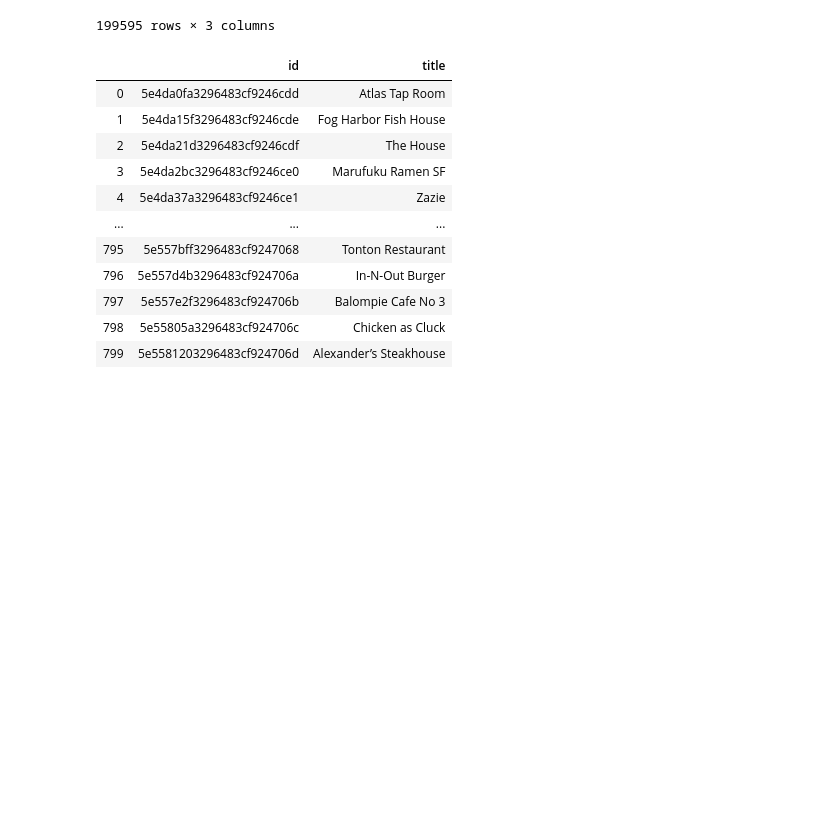
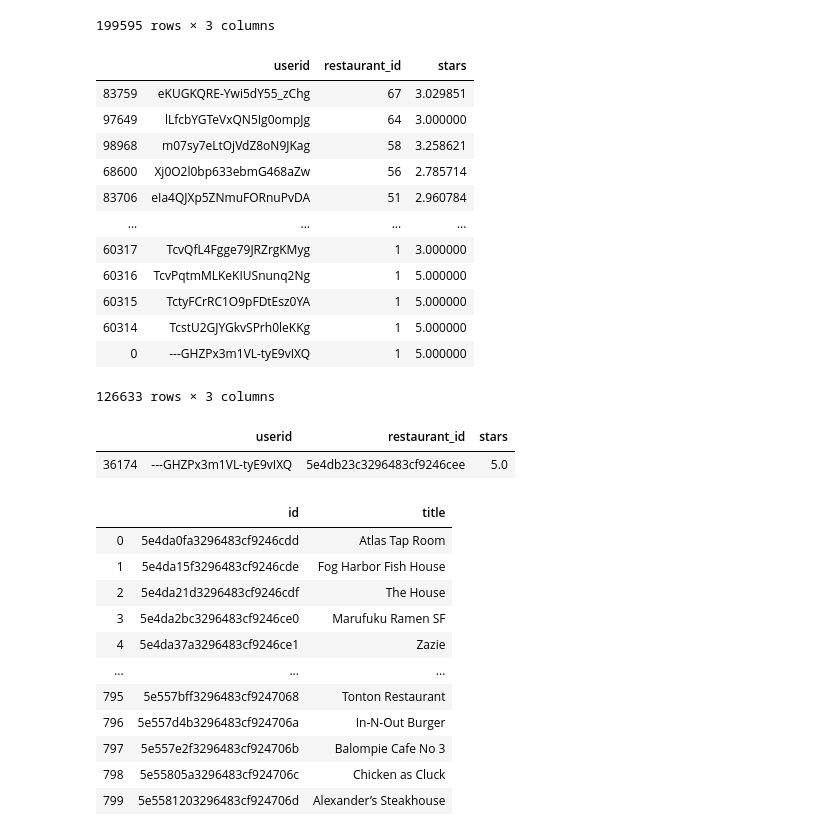
Before and after one commit to yueweng/restaurant-recommender, a Jupyter notebook: recommendation_content_based.ipynb, the cells around one changed output. Cells and saved outputs as stored; diff of their text form; code cells hidden in the pictures; blank space fills up the shorter version.

```diff
--- a/recommendation_content_based.ipynb
+++ b/recommendation_content_based.ipynb
@@ -320,6 +320,31 @@ ratings_df
 | 199593 | 9vABmjoaSliTpDjsxvYc_A | 5e4e31173296483cf9246d5c | 5.0 |
 | 199594 | 4QKOO2MtsPuL_-wMTjKsLg | 5e4e31173296483cf9246d5c | 5.0 |
 199595 rows × 3 columns
+# %%
+ratings_group = ratings_df.groupby('userid').agg({'restaurant_id': 'count', 'stars': 'mean'}).reset_index()
+ratings_group.sort_values(by=['restaurant_id'], inplace=True, ascending=False)
+ratings_group
+# %% [output]
+|  | userid | restaurant_id | stars |
+| 83759 | eKUGKQRE-Ywi5dY55_zChg | 67 | 3.029851 |
+| 97649 | lLfcbYGTeVxQN5Ig0ompJg | 64 | 3.000000 |
+| 98968 | m07sy7eLtOjVdZ8oN9JKag | 58 | 3.258621 |
+| 68600 | Xj0O2l0bp633ebmG468aZw | 56 | 2.785714 |
+| 83706 | eIa4QJXp5ZNmuFORnuPvDA | 51 | 2.960784 |
+| ... | ... | ... | ... |
+| 60317 | TcvQfL4Fgge79JRZrgKMyg | 1 | 3.000000 |
+| 60316 | TcvPqtmMLKeKIUSnunq2Ng | 1 | 5.000000 |
+| 60315 | TctyFCrRC1O9pFDtEsz0YA | 1 | 5.000000 |
+| 60314 | TcstU2GJYGkvSPrh0leKKg | 1 | 5.000000 |
+| 0 | ---GHZPx3m1VL-tyE9vIXQ | 1 | 5.000000 |
+126633 rows × 3 columns
+# %%
+from bson.objectid import ObjectId
+ratings_df[ratings_df['userid'] == '---GHZPx3m1VL-tyE9vIXQ']
+# restaurants_df
+# %% [output]
+|  | userid | restaurant_id | stars |
+| 36174 | ---GHZPx3m1VL-tyE9vIXQ | 5e4db23c3296483cf9246cee | 5.0 |
 # %%
 restaurants_name_df = pd.DataFrame({'id': restaurants_df['_id'], 'title': restaurants_df['title']})
 restaurants_name_df
```
Also changed, not shown: parts of 19 cells of this notebook, 4 other files.
